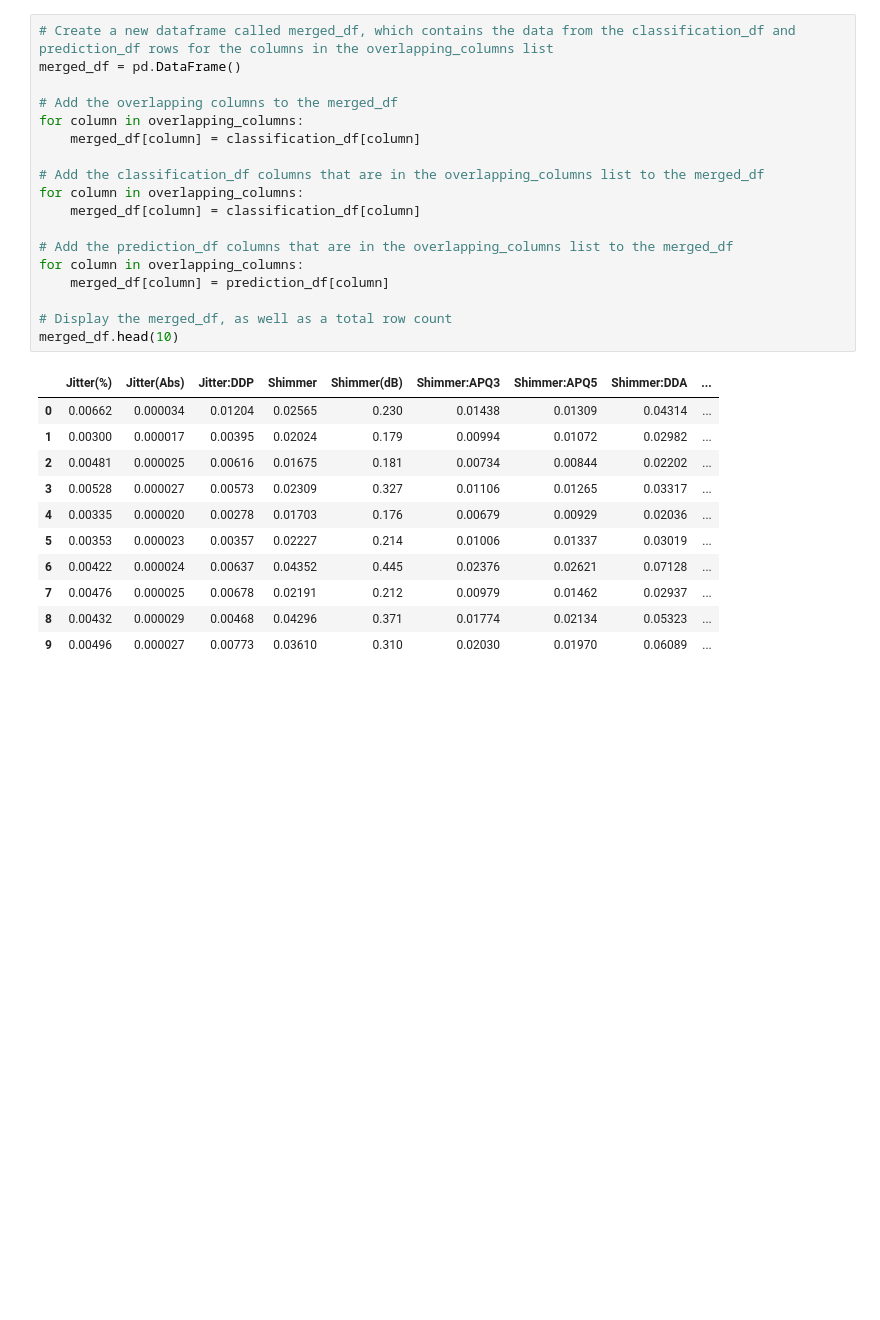
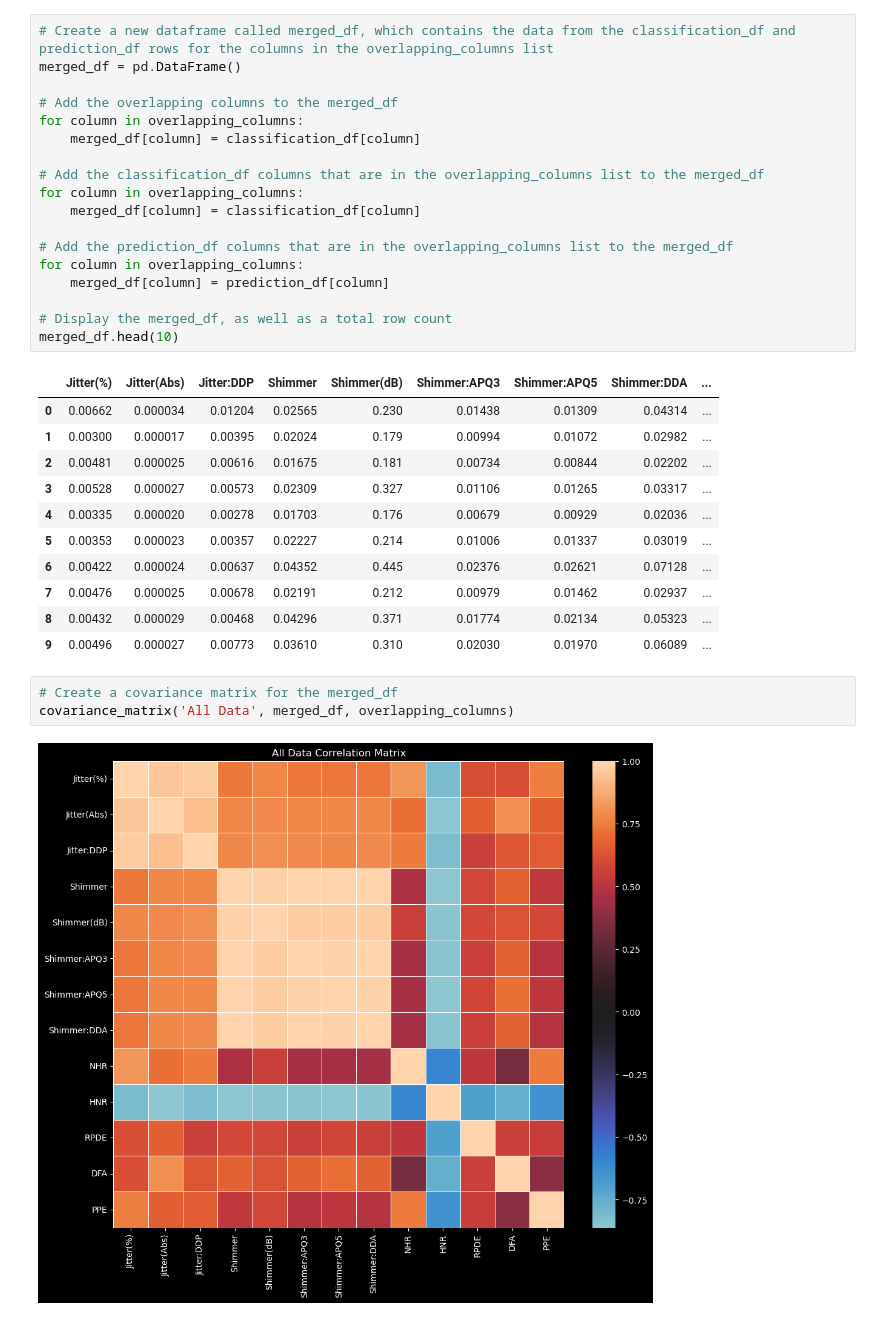
Before and after one commit to AnalyzeVisualize/Parkinson-s-Disease-Detection-w-ML, a Jupyter notebook: main.ipynb, the cells around one changed output. Drawn from its saved outputs; the diff is of its cells as text; blank space fills up the shorter version.

```diff
--- a/main.ipynb
+++ b/main.ipynb
@@ -298,3 +336,8 @@ merged_df.head(10)
 | 7 | 0.00476 | 0.000025 | 0.00678 | 0.02191 | 0.212 | 0.00979 | 0.01462 | 0.02937 | ... |
 | 8 | 0.00432 | 0.000029 | 0.00468 | 0.04296 | 0.371 | 0.01774 | 0.02134 | 0.05323 | ... |
 | 9 | 0.00496 | 0.000027 | 0.00773 | 0.03610 | 0.310 | 0.02030 | 0.01970 | 0.06089 | ... |
+# %%
+# Create a covariance matrix for the merged_df
+covariance_matrix('All Data', merged_df, overlapping_columns)
+# %% [output]
+[figure, added]
```
Also changed, not shown: parts of 7 cells of this notebook.
